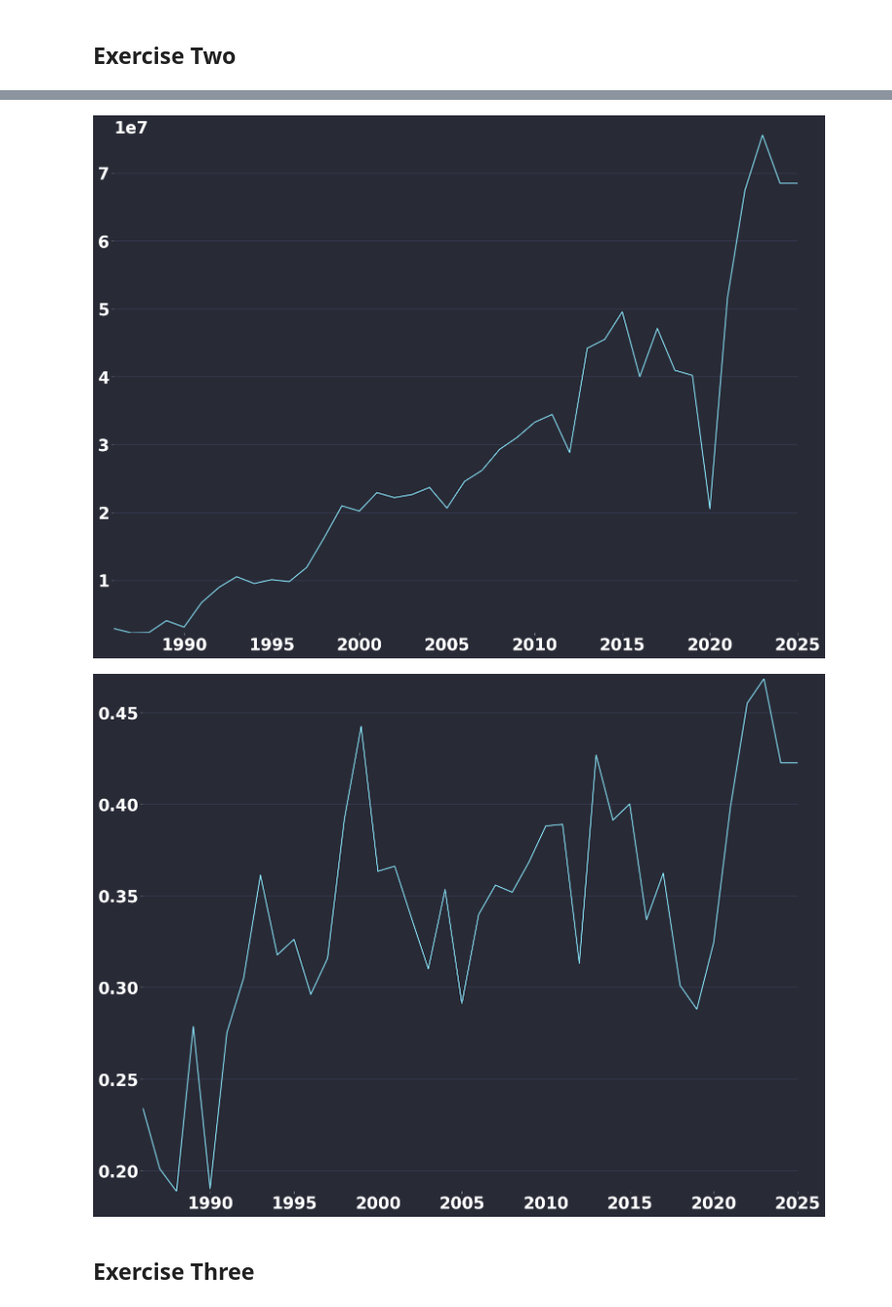
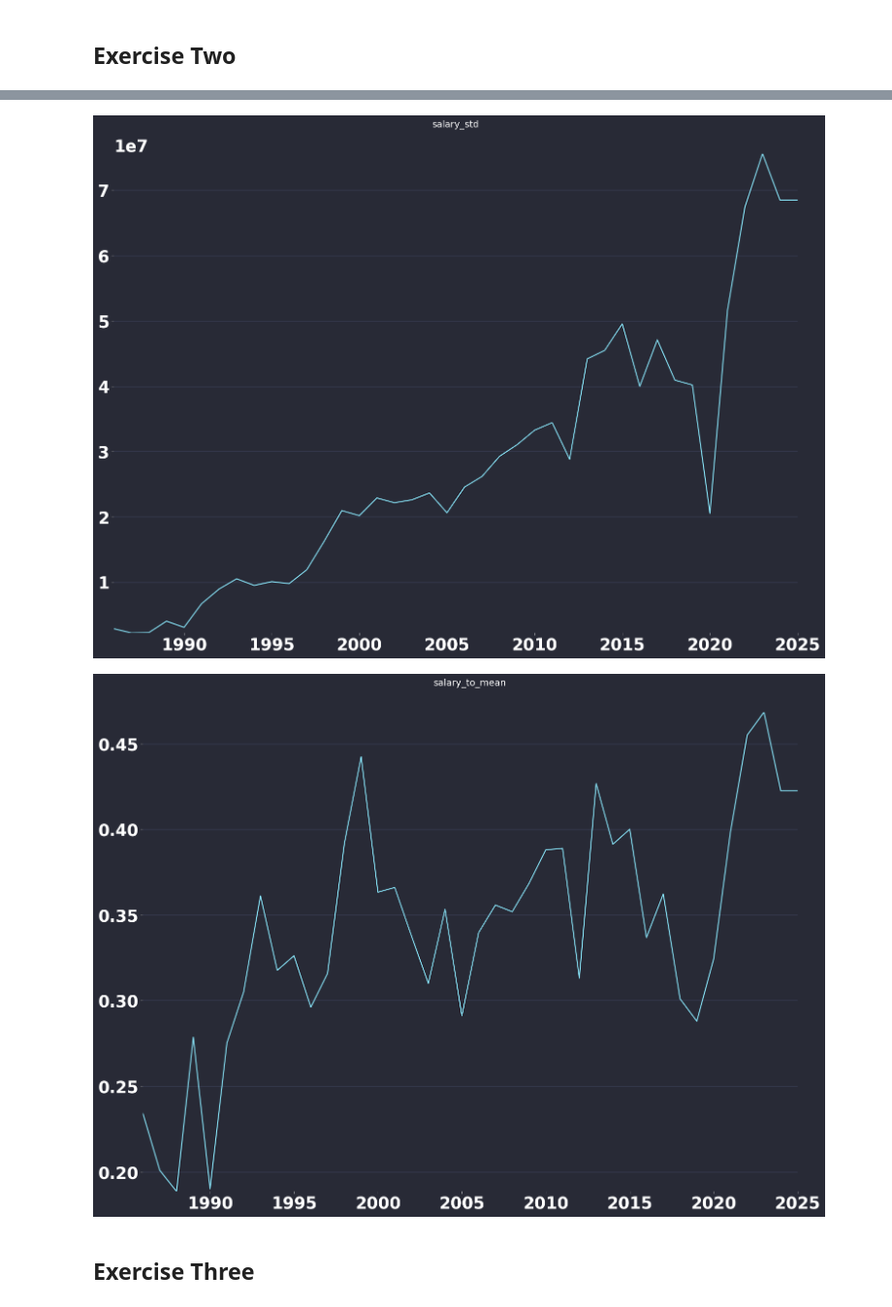
Before and after one commit to Charles-Roush/money-and-sports, a Jupyter notebook: analysis.ipynb, the cells around one changed output, grey strips where cells are left out. Shown at 97% size. Cells and saved outputs as stored; diff of their text form; code cells hidden in the pictures.

```diff
--- a/analysis.ipynb
+++ b/analysis.ipynb
@@ -32,13 +32,13 @@ sp = pl.SubPlot([plots]).plot()
 # %%
-std_plot = pl.LinePlot(years, stats['std'])
+std_plot = pl.LinePlot(years, stats['std'], title='salary_std')
 sp = pl.SubPlot([[std_plot]]).plot()
 # %% [output]
-[figure, old version]
+[figure, new version]
 # %%
-salary_to_mean_plot = pl.LinePlot(years, stats['std_to_mean'])
+salary_to_mean_plot = pl.LinePlot(years, stats['std_to_mean'], title='salary_to_mean')
 sp = pl.SubPlot([[salary_to_mean_plot]]).plot()
 # %% [output]
-[figure, old version]
+[figure, new version]
 # %% [markdown]
 ## Exercise Three
 # %%
```
Also changed, not shown: parts of 8 cells of this notebook.
